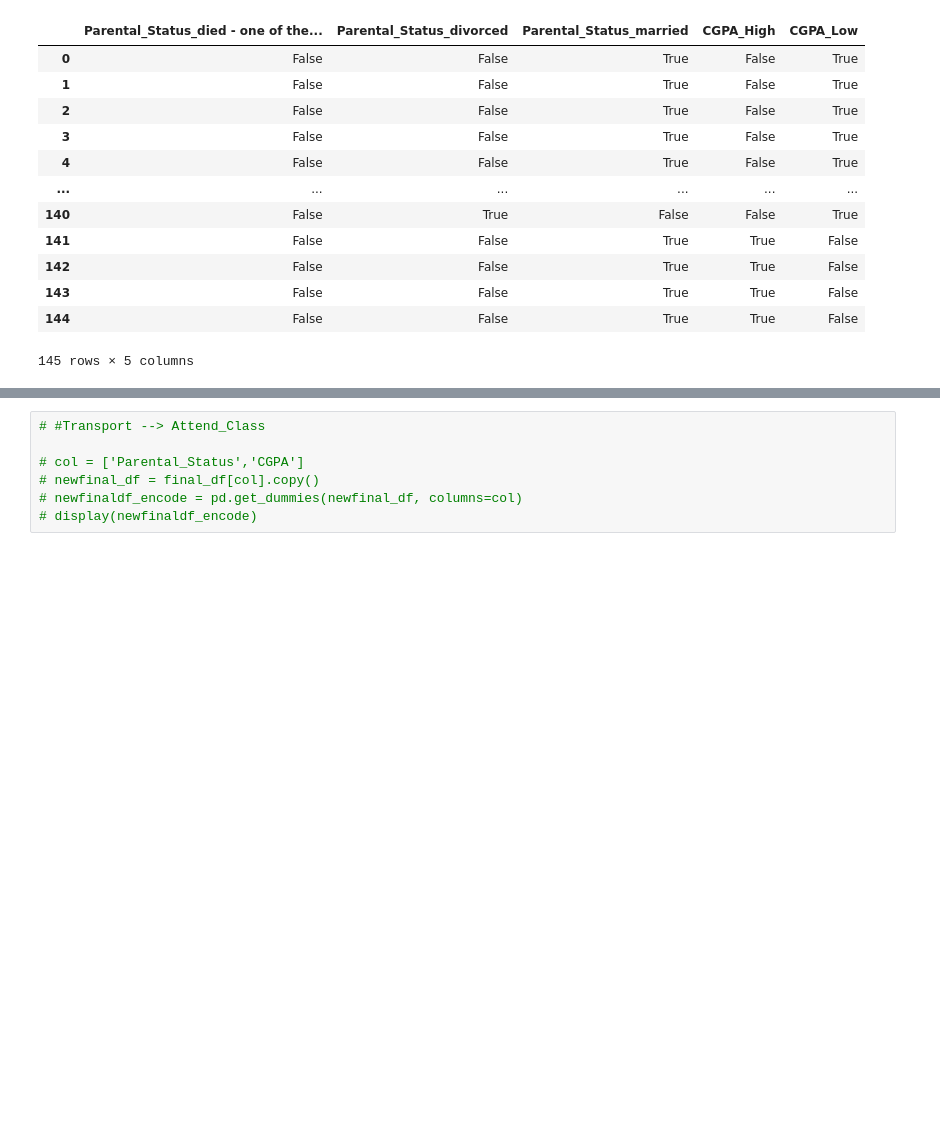
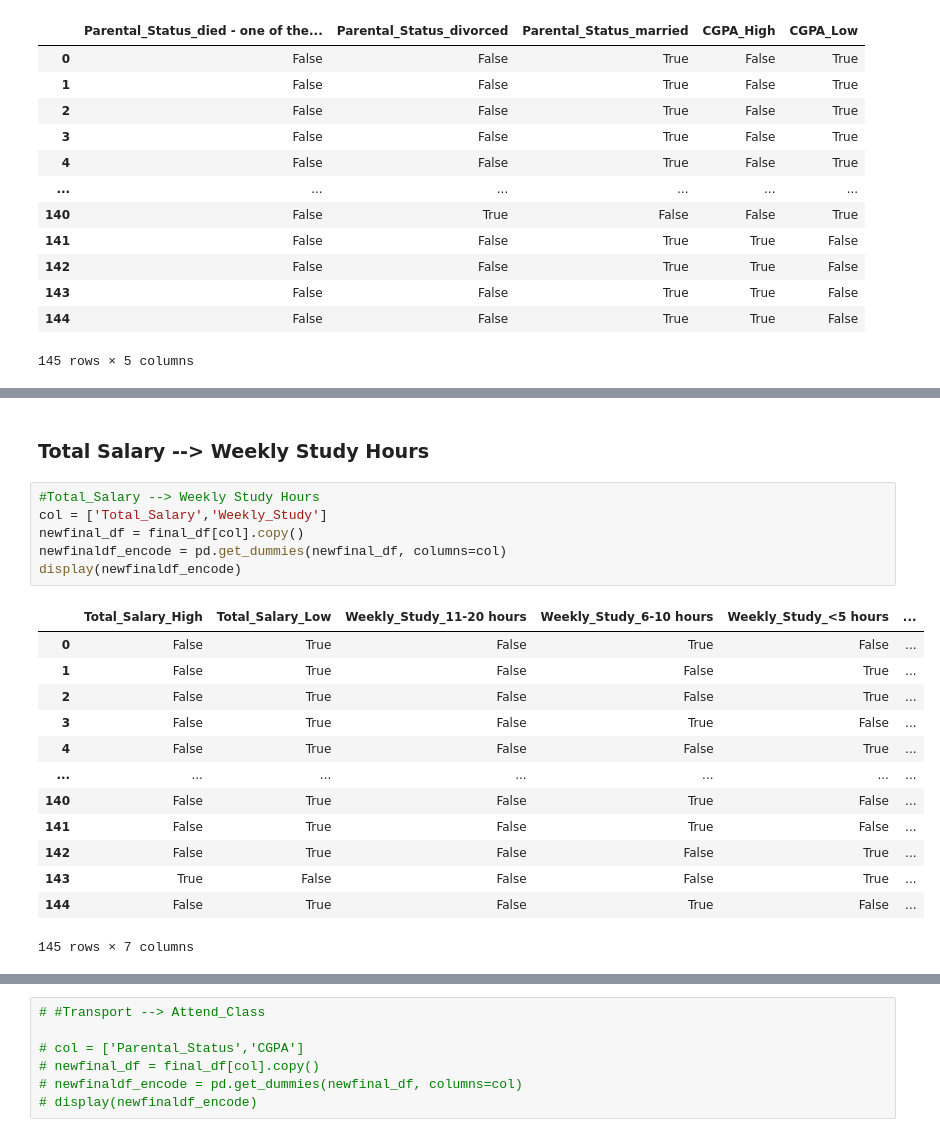
Before and after one commit to waiee/Higher-Education-Students-Performance-Evaluation---Association-Rule-Mining, a Jupyter notebook: test.ipynb, the cells around one changed output, grey strips where cells are left out. Saved outputs shown, nothing was run; the diff lists cells and outputs as text; blank space fills up the shorter version.

```diff
--- a/test.ipynb
+++ b/test.ipynb
@@ -420,3 +448,25 @@ display(newfinaldf_encode)
+# %% [markdown]
+### Total Salary --> Weekly Study Hours
+# %%
+#Total_Salary --> Weekly Study Hours
+col = ['Total_Salary','Weekly_Study']
+newfinal_df = final_df[col].copy()
+newfinaldf_encode = pd.get_dummies(newfinal_df, columns=col)
+display(newfinaldf_encode)
+# %% [output]
+|  | Total_Salary_High | Total_Salary_Low | Weekly_Study_11-20 hours | Weekly_Study_6-10 hours | Weekly_Study_<5 hours | ... |
+| 0 | False | True | False | True | False | ... |
+| 1 | False | True | False | False | True | ... |
+| 2 | False | True | False | False | True | ... |
+| 3 | False | True | False | True | False | ... |
+| 4 | False | True | False | False | True | ... |
+| ... | ... | ... | ... | ... | ... | ... |
+| 140 | False | True | False | True | False | ... |
+| 141 | False | True | False | True | False | ... |
+| 142 | False | True | False | False | True | ... |
+| 143 | True | False | False | False | True | ... |
+| 144 | False | True | False | True | False | ... |
+145 rows × 7 columns
 # %%
 #fpapriori method
 fp_apriori = fp.apriori(newfinaldf_encode,min_support=0.3,use_colnames=True)
```
Also changed, not shown: parts of 8 cells of this notebook.
